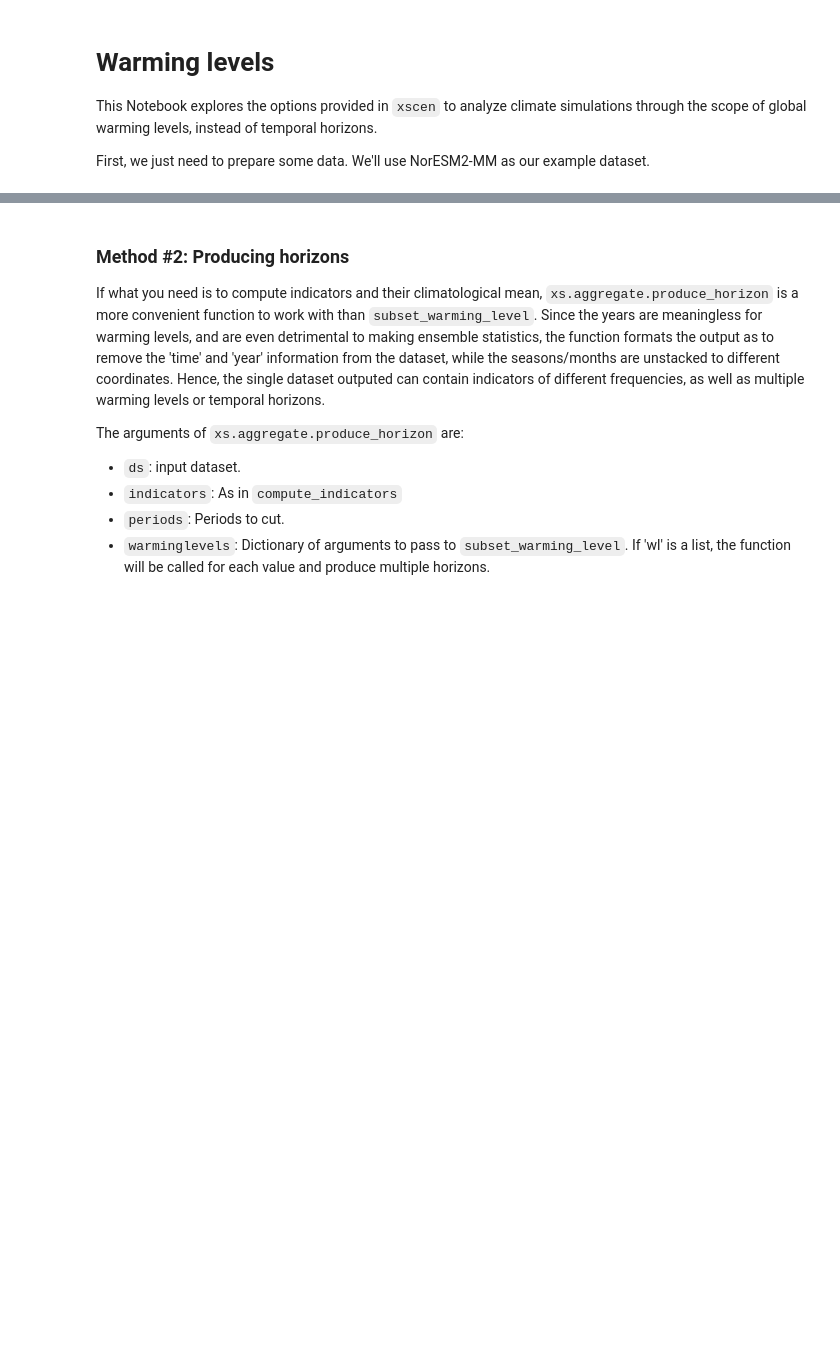
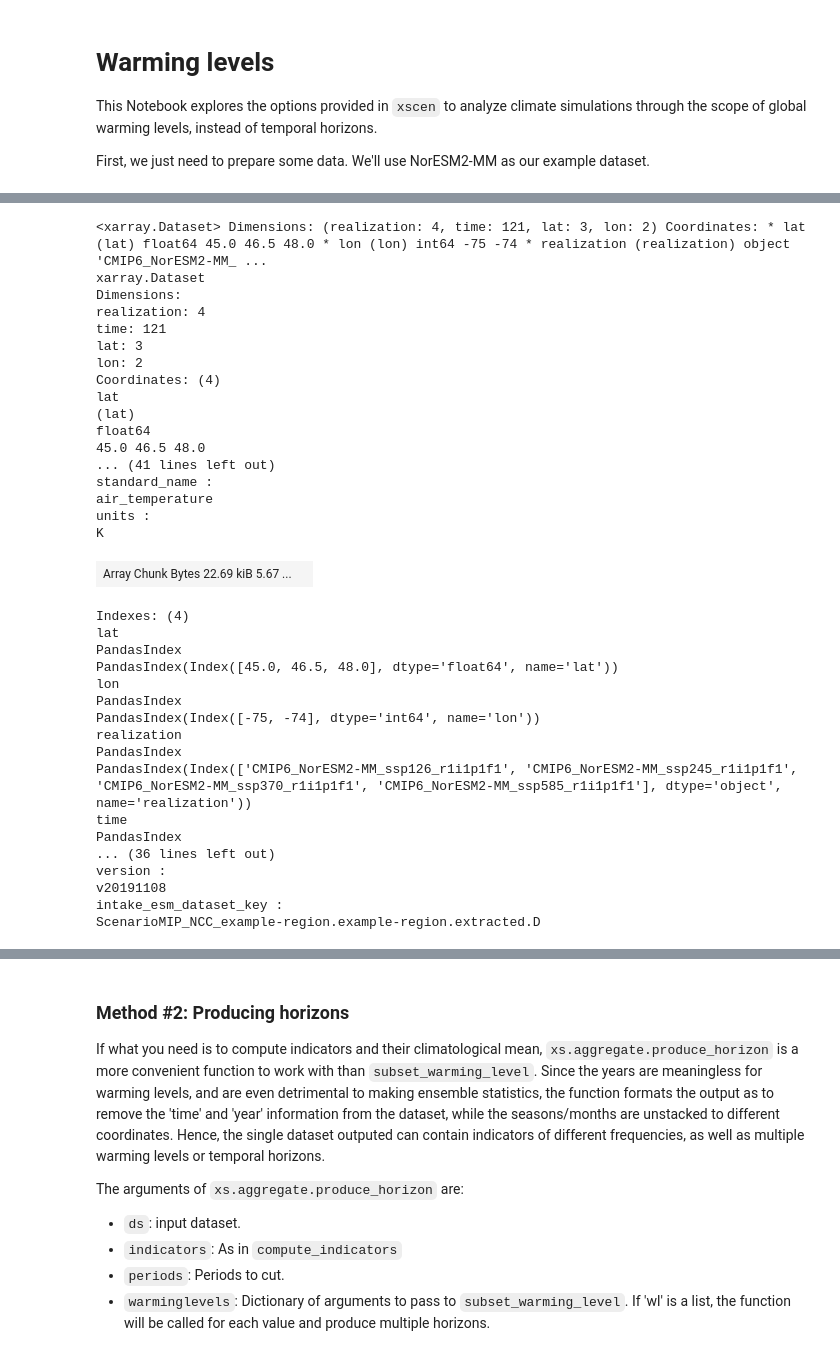
Before and after one commit to Ouranosinc/xscen, a Jupyter notebook: docs/notebooks/5_warminglevels.ipynb, the cells around one changed output, grey strips where cells are left out. Saved outputs shown, nothing was run; the diff lists cells and outputs as text; code cells hidden in the pictures; blank space fills up the shorter version.

```diff
--- a/docs/notebooks/5_warminglevels.ipynb
+++ b/docs/notebooks/5_warminglevels.ipynb
@@ -167,0 +226,47 @@ display(
+# %%
+ds = pcat.search(
+    processing_level="extracted",
+    member="r1.*",
+    frequency="day",
+).to_dataset(
+    # Value of the "realization" dimension will be constructed by concatenaing those fields with a '_'
+    create_ensemble_on=['mip_era', 'source', 'experiment', 'member']
+)
+ds = ds.resample(time='YS').mean()
+ds
+# %% [output]
+<xarray.Dataset> Dimensions: (realization: 4, time: 121, lat: 3, lon: 2) Coordinates: * lat (lat) float64 45.0 46.5 48.0 * lon (lon) int64 -75 -74 * realization (realization) object 'CMIP6_NorESM2-MM_ ...
+xarray.Dataset
+Dimensions:
+realization: 4
+time: 121
+lat: 3
+lon: 2
+Coordinates: (4)
+lat
+(lat)
+float64
+45.0 46.5 48.0
+... (41 lines left out)
+standard_name :
+air_temperature
+units :
+K
+| Array Chunk Bytes 22.69 kiB 5.67 ... |  |
+Indexes: (4)
+lat
+PandasIndex
+PandasIndex(Index([45.0, 46.5, 48.0], dtype='float64', name='lat'))
+lon
+PandasIndex
+PandasIndex(Index([-75, -74], dtype='int64', name='lon'))
+realization
+PandasIndex
+PandasIndex(Index(['CMIP6_NorESM2-MM_ssp126_r1i1p1f1', 'CMIP6_NorESM2-MM_ssp245_r1i1p1f1', 'CMIP6_NorESM2-MM_ssp370_r1i1p1f1', 'CMIP6_NorESM2-MM_ssp585_r1i1p1f1'], dtype='object', name='realization'))
+time
+PandasIndex
+... (36 lines left out)
+version :
+v20191108
+intake_esm_dataset_key :
+ScenarioMIP_NCC_example-region.example-region.extracted.D
```
Also changed, not shown: parts of 15 cells of this notebook, 7 other files.
